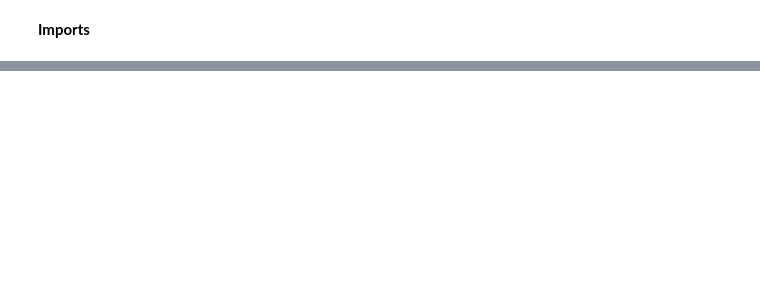
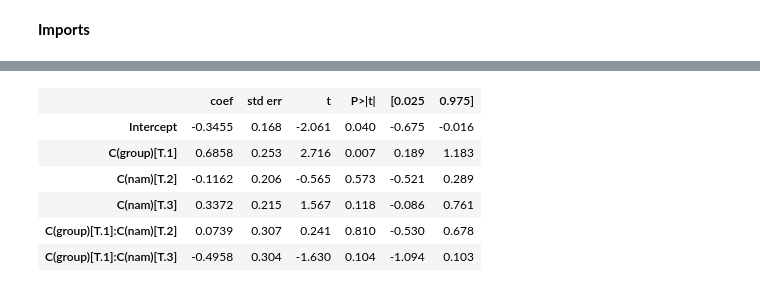
Before and after one commit to flowersteam/Humans-monitor-LP, a Jupyter notebook: prepare_figures.ipynb, the cells around one changed output, grey strips where cells are left out. Drawn from its saved outputs; the diff is of its cells as text; code cells hidden in the pictures; blank space fills up the shorter version.

```diff
--- a/prepare_figures.ipynb
+++ b/prepare_figures.ipynb
@@ -263,16 +343,16 @@ See related analyses in /R_scripts/dwfpc_by_grp-NAM.R
 # %%
-def make_fig(data_path, figname, save_to, save_as=''):
+def make_fig4(data_path, figname, save_to, save_as=''):
     df = pd.read_csv(data_path)
     df = df.loc[df.nam > 0, :]
 
     propS = np.sum(df.group == 1) / df.shape[0]
 
-    fig = plt.figure(figname, figsize=[7, 7])
-    gs = gridspec.GridSpec(2, 2)
+    fig = plt.figure(figname, figsize=[5.5, 7])
+    gs = gridspec.GridSpec(2, 1)
 
     # Make figure (scatter plot and histograms)
     ghost_top = fig.add_subplot(gs[0, 0])
-    ghost_top.set_ylabel('Relative frequency', fontsize=14, labelpad=30)
+    ghost_top.set_ylabel('Frequency', labelpad=30)
     ghost_top.tick_params(left=False, labelleft=False, bottom=False, labelbottom=False)
     for spine in ghost_top.spines.values(): spine.set_visible(False)
 
@@ -280,32 +360,18 @@ def make_fig(data_path, figname, save_to, save_as=''):
     ax_top2 = vut.pretty(inset_axes(ghost_top, width='100%', height='30%', loc=10, borderpad=0))
     ax_top3 = vut.pretty(inset_axes(ghost_top, width='100%', height='30%', loc=8, borderpad=0))
 
-    ghost_right = fig.add_subplot(gs[1, 1])
-    ghost_right.set_xlabel('Relative frequency', fontsize=14, labelpad=30)
-    ghost_right.tick_params(left=False, labelleft=False, bottom=False, labelbottom=False)
-    for spine in ghost_right.spines.values(): spine.set_visible(False)
-    ax_right1 = vut.pretty(inset_axes(ghost_right, width='30%', height='100%', loc=6, borderpad=0))
-    ax_right2 = vut.pretty(inset_axes(ghost_right, width='30%', height='100%', loc=10, borderpad=0))
-    ax_right3 = vut.pretty(inset_axes(ghost_right, width='30%', height='100%', loc=7, borderpad=0))
-
     ax_scat = vut.pretty(fig.add_subplot(gs[1, 0]))
 
     bins = np.arange(0, 1.02, .1)
-    labels = {'nam': ['NAM ' + str(i) for i in (0, 1, 2, 3)], 'group': fullglabels}
+    labels = {'nam': ['NAM ' + str(i) for i in (1, 2, 3)], 'group': fullglabels}
     axes_by_nam = {
         'top': {
             3: ax_top1,
             2: ax_top2,
-            1: ax_top3},
-        'right': {
-            1: ax_right1,
-            2: ax_right2,
-            3: ax_right3}}
+            1: ax_top3}}
     for nam in [1, 2, 3]:
         axes_by_nam['top'][nam].set_xlim(.0, .8)
         axes_by_nam['top'][nam].set_ylim(0., .4)
-        axes_by_nam['right'][nam].set_xlim(0., .45)
-        axes_by_nam['right'][nam].set_ylim(0.38, 1.)
         for group in [0, 1]:
             x = df.loc[(df.nam == nam) & (df.group == group), 'sc_lep']
             y = df.loc[(df.nam == nam) & (df.group == group), 'dwfpc']
@@ -320,32 +386,28 @@ def make_fig(data_path, figname, save_to, save_as=''):
             axes_by_nam['top'][nam].tick_params(labelbottom=False)
             axes_by_nam['top'][nam].text(.02, .9, 'NAM-{}'.format(nam), ha='left', va='top', fontsize=12,
                                          color=ncolors[nam - 1], transform=axes_by_nam['top'][nam].transAxes)
-
-            rf, _ = np.histogram(y, bins=bins, weights=np.ones_like(x) / x.size)
-            axes_by_nam['right'][nam].plot(rf, bins[1:], c=ncolors[nam - 1], lw=2,
-                                           ls='-' if group else '--',
-                                           label='{} / NAM-{}'.format(glabels[group], nam))
-            axes_by_nam['right'][nam].tick_params(labelleft=False)
-            axes_by_nam['right'][nam].text(.95, .02, 'NAM-{}'.format(nam), ha='right', va='bottom', fontsize=12,
-                                           color=ncolors[nam - 1], transform=axes_by_nam['right'][nam].transAxes)
-
     ax_scat.set_xlim(.0, .8)
     ax_scat.set_ylim(0.38, 1.)
-    ax_scat.set_xlabel('Self-challenge (SC)', fontsize=14)
-    ax_scat.set_ylabel('Weighted performance (dwfPC)', fontsize=14)
+    ax_scat.set_xlabel('Self-challenge (SC)')
+    ax_scat.set_ylabel('Weighted performance (dwfPC)')
 
-    # Edit legend
+    # Legend bottom
+    legpatch = lambda c: Patch(facecolor=c)
+    legmark1 = lambda c: lines.Line2D([0], [0], ls='', marker='o', markerfacecolor=c, markeredgecolor=c)
+    legmark2 = lambda c: lines.Line2D([0], [0], ls='', marker='o', markerfacecolor='w', markeredgecolor=c)
+    legline1 = lambda c: lines.Line2D([0], [0], color=c, lw=2, ls='-')
+    legline2 = lambda c: lines.Line2D([0], [0], color=c, lw=2, ls=':')
+    nam_leg = [legpatch(c) for c in ncolors]
     c = 'darkgray'
-    mark_ig = lines.Line2D([0], [0], ls='', marker='o', label=fullglabels[0], markerfacecolor='w', markeredgecolor=c)
-    line_ig = lines.Line2D([0], [0], color=c, lw=2, label=fullglabels[0], ls='--', dashes=(2, 1))
-
-    mark_eg = lines.Line2D([0], [0], color=c, ls='', marker='o', label=fullglabels[1])
-    line_eg = lines.Line2D([0], [0], color=c, lw=2, label=fullglabels[1])
-
-    ax_scat.legend(((line_ig, mark_ig), (line_eg, mark_eg)), fullglabels.values(),
-                   bbox_to_anchor=(.5, 1.1,),
-                   fontsize=12, ncol=3, loc='center',
-                   handler_map={tuple: legend_handler.HandlerTuple(ndivide=None)})
+    grp_leg = [(legline1(c), legmark1(c)), (legline2(c), legmark2(c))]
+    leg_labs = list(fullglabels.values()) + labels['nam'] + ['Model']
+    ax_scat.legend(
+        grp_leg + nam_leg + [legline1('k')],
+        leg_labs,
+        bbox_to_anchor=(1.1, 1,),
+        loc='upper left', ncol=1,
+        handler_map={tuple: legend_handler.HandlerTuple(ndivide=None)}
+    )
 
     # Plot line of best fit for unstandardized data
     qreg = ols('dwfpc ~ (dwipc + {0} + np.power({0}, 2) + group)'.format('sc_lep'), data=df).fit()
@@ -355,7 +417,7 @@ def make_fig(data_path, figname, save_to, save_as=''):
                                  'group': np.full_like(x, propS)
                                  }).summary_frame()
     display(y_hat.head())
-    c, alpha = 'k', .7
+    c, alpha = 'k', 1
     ax_scat.plot(x, y_hat['mean'], c=c, alpha=alpha)
     ax_scat.plot(x, y_hat['mean_ci_lower'], c=c, lw=1, ls='--', alpha=alpha)
     ax_scat.plot(x, y_hat['mean_ci_upper'], c=c, lw=1, ls='--', alpha=alpha)
@@ -379,12 +441,13 @@ def make_fig(data_path, figname, save_to, save_as=''):
     # Save figure
     fig.tight_layout()
     if save_as:
-        vut.save_it(fig, save_to, figname=figname, save_as=save_as, compress=False, dpi=100)
+        vut.save_it(fig, save_to, figname=figname, save_as=save_as, compress=False, dpi=150)
 
 
-make_fig(
+make_fig4(
     data_path='data/learning_data.csv',
-    figname='figure3',
+    figname='figure4',
     save_to='figures',
-    save_as='png' # File format (png, jpeg, svg, ...)
+    save_as='pdf' # File format (png, jpeg, svg, ...)
 )
+# %% [output]
@@ -390,0 +493,7 @@ make_fig(
+|  | coef | std err | t | P>|t| | [0.025 | 0.975] |
+| Intercept | -0.3455 | 0.168 | -2.061 | 0.040 | -0.675 | -0.016 |
+| C(group)[T.1] | 0.6858 | 0.253 | 2.716 | 0.007 | 0.189 | 1.183 |
+| C(nam)[T.2] | -0.1162 | 0.206 | -0.565 | 0.573 | -0.521 | 0.289 |
+| C(nam)[T.3] | 0.3372 | 0.215 | 1.567 | 0.118 | -0.086 | 0.761 |
+| C(group)[T.1]:C(nam)[T.2] | 0.0739 | 0.307 | 0.241 | 0.810 | -0.530 | 0.678 |
+| C(group)[T.1]:C(nam)[T.3] | -0.4958 | 0.304 | -1.630 | 0.104 | -1.094 | 0.103 |
```
Also changed, not shown: parts of 19 cells of this notebook, 2 other files.
